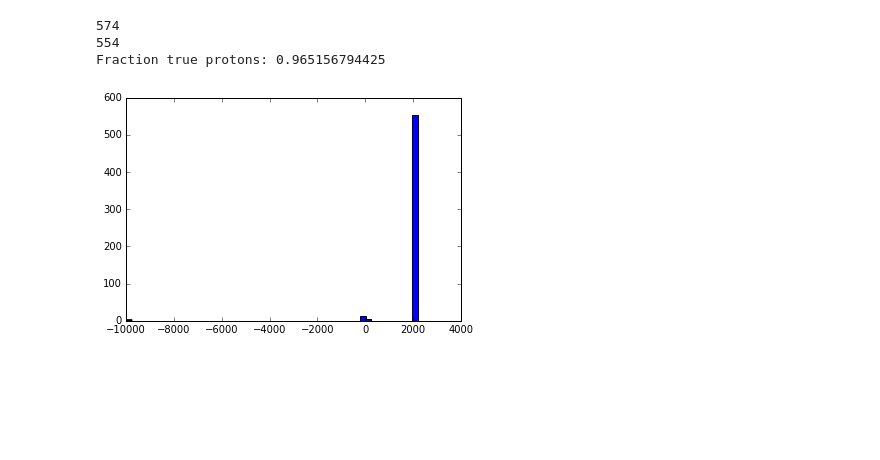
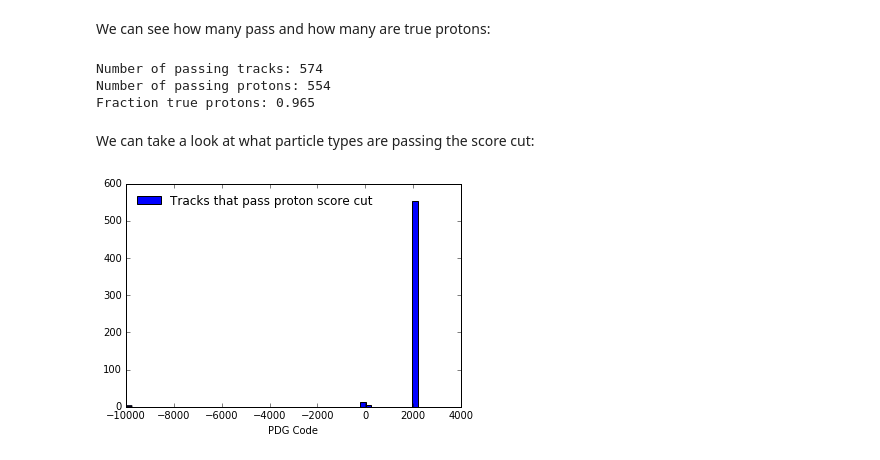
Before and after one commit to k-woodruff/protonid, a Jupyter notebook: score_example.ipynb, the cells around one changed output. Drawn from its saved outputs; the diff is of its cells as text; code cells hidden in the pictures; blank space fills up the shorter version.

```diff
--- a/score_example.ipynb
+++ b/score_example.ipynb
@@ -60,14 +78,18 @@ data_pass = predict_multi.score_cut(data,0.95)
+# %% [markdown]
+We can see how many pass and how many are true protons:
 # %%
-# see how many pass and how many are true protons?
-print len(data_pass)
-print len(data_pass[data_pass.mcpdg == 2212])
-print 'Fraction true protons: {}'.format(np.true_divide(len(data_pass[data_pass.mcpdg == 2212]),len(data_pass)))
+print 'Number of passing tracks: %s' %len(data_pass)
+print 'Number of passing protons: %s' %len(data_pass[data_pass.mcpdg == 2212])
+print 'Fraction true protons: %.3f' %(np.true_divide(len(data_pass[data_pass.mcpdg == 2212]),len(data_pass)))
 # %% [output]
-574
-554
-Fraction true protons: 0.965156794425
+Number of passing tracks: 574
+Number of passing protons: 554
+Fraction true protons: 0.965
-# %%
-# plot particle types (-9999 == unknown pdg)
-plt.hist(data_pass.mcpdg,bins=50);
-# %% [output]
-[figure, removed]
+# %% [markdown]
+We can take a look at what particle types are passing the score cut:
+# %%
+plt.hist(data_pass.mcpdg,bins=50, label='Tracks that pass proton score cut');
+plt.xlabel('PDG Code');
+plt.legend(loc='upper left', frameon=False);
+# %% [output]
+[figure, added]
```
Also changed, not shown: parts of 18 cells of this notebook, 2 other files.
